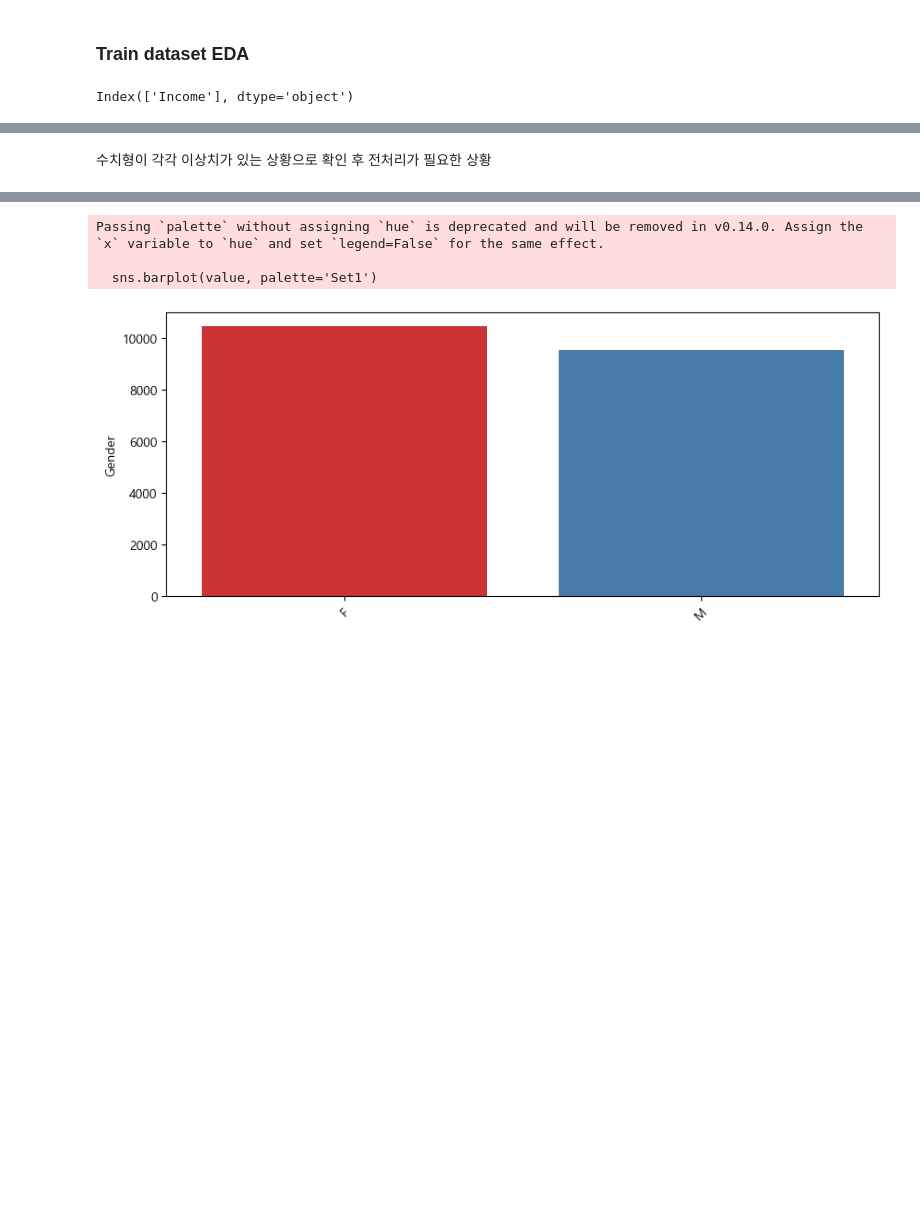
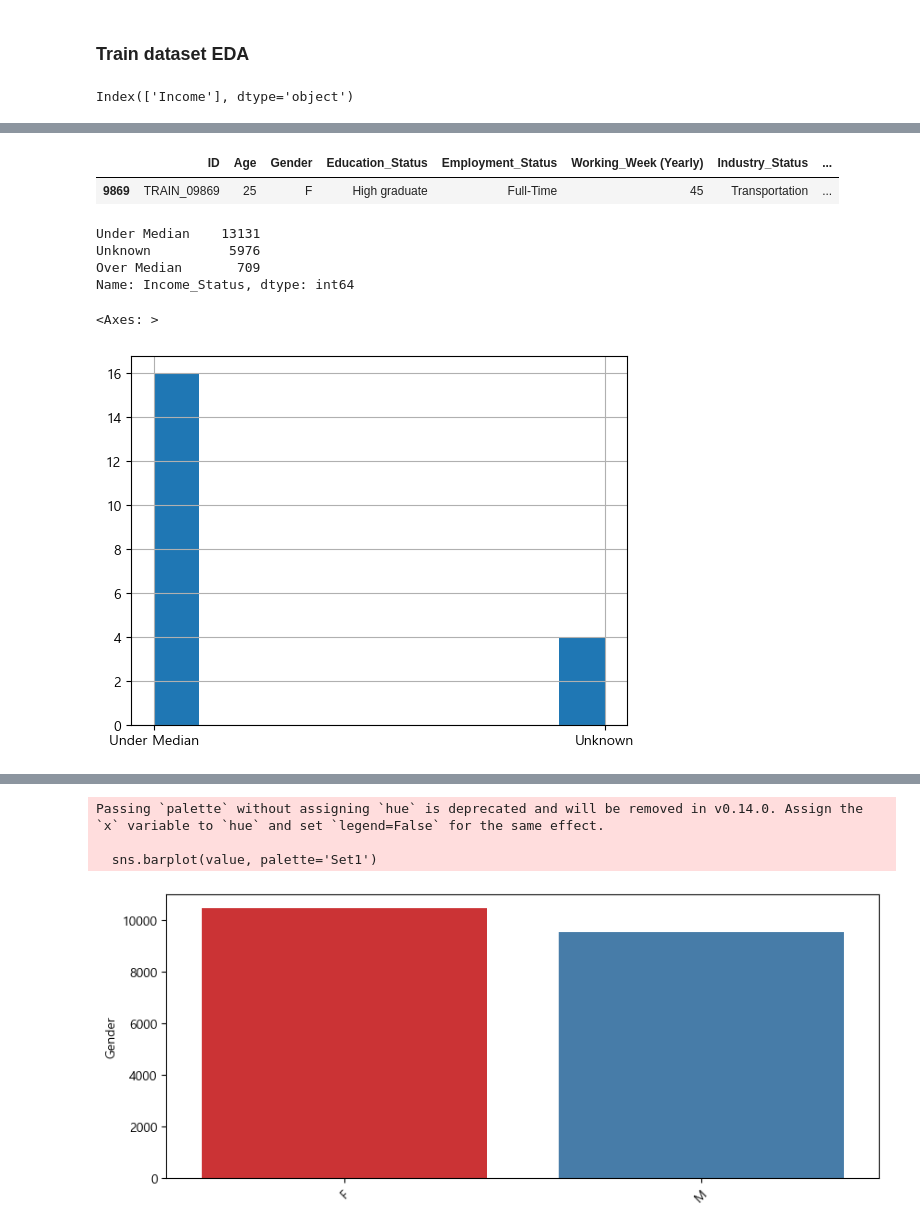
Before and after one commit to iamwhatimeantobe/predict_income, a Jupyter notebook: 1. EDA.ipynb, the cells around one changed output, grey strips where cells are left out. Drawn from its saved outputs; the diff is of its cells as text; code cells hidden in the pictures; blank space fills up the shorter version.

```diff
--- a/1. EDA.ipynb
+++ b/1. EDA.ipynb
@@ -84,2 +121,22 @@ eda_box(train.describe())
-# %% [markdown]
-수치형이 각각 이상치가 있는 상황으로 확인 후 전처리가 필요한 상황
+# %%
+train[train['Income'] == train['Income'].max()]
+#정제후 가장 높은 수입을 가진 사람이 25살 군인 아내 고졸 교통 관련 사무로 이상치가 예상됨.
+#그 다음 최대값들을 가진 행들을 살펴본다
+# %% [output]
+|  | ID | Age | Gender | Education_Status | Employment_Status | Working_Week (Yearly) | Industry_Status | ... |
+| 9869 | TRAIN_09869 | 25 | F | High graduate | Full-Time | 45 | Transportation | ... |
+# %%
+#Income이 상위인데 Income Status가 under median
+train['Income_Status'].value_counts()
+# %% [output]
+Under Median    13131
+Unknown          5976
+Over Median       709
+Name: Income_Status, dtype: int64
+# %%
+income_top20 = train.sort_values(by='Income', ascending=False)[:20] #위 상위 Income의 Income Status는 대부분 under median으로 이상치 의심
+#top_20_income = train['Income'].nlargest(20)
+income_top20['Income_Status'].hist()
+# %% [output]
+<Axes: >
+[figure, added]
```
Also changed, not shown: parts of 65 cells of this notebook, 3 other files.
